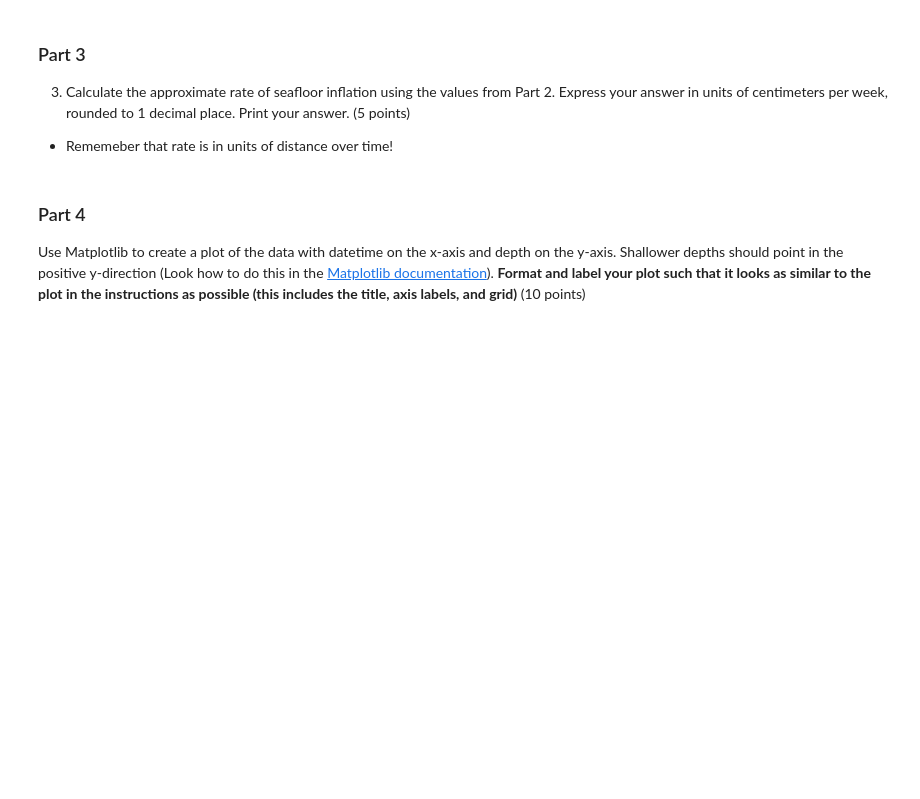
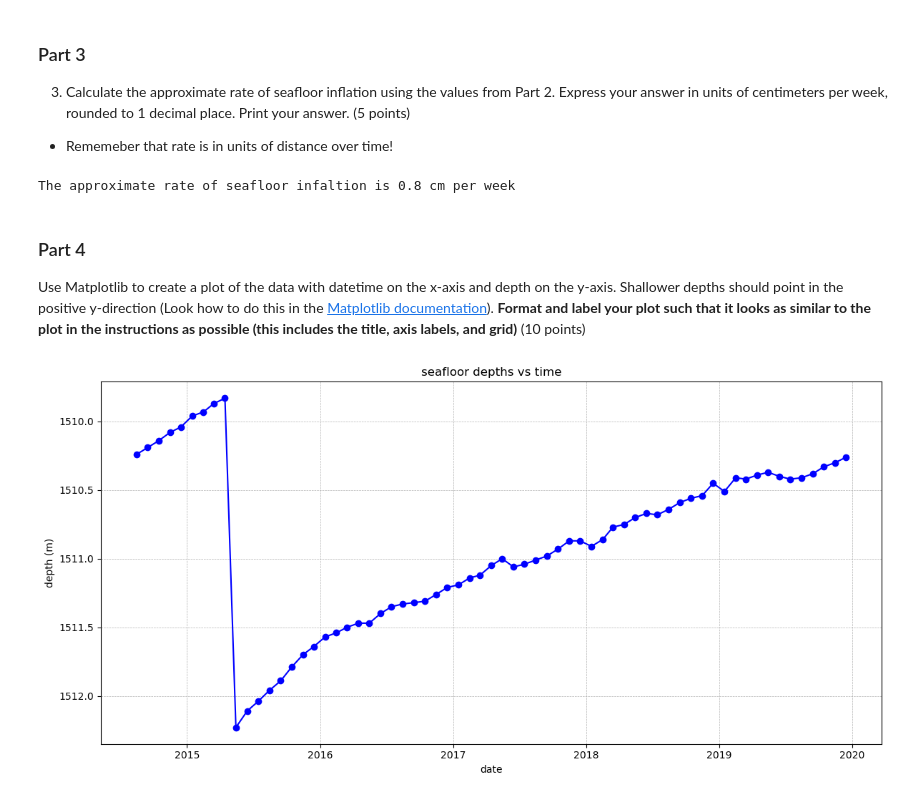
Before and after one commit to OCEAN-215-CLASS/homework-2-AustinKarpf, a Jupyter notebook: HW2.ipynb, the cells around one changed output. Saved outputs shown, nothing was run; the diff lists cells and outputs as text; code cells hidden in the pictures; blank space fills up the shorter version.

```diff
--- a/HW2.ipynb
+++ b/HW2.ipynb
@@ -261,20 +306,38 @@ The seafloor dropped more than 2.0 m during the 2015 eruption (AKA its depth inc
 >
 # %%
 ## first, what do you need to import?
-...
+from datetime import datetime
+
+dates = ["2014-08-15","2014-09-15","2014-10-15","2014-11-15","2014-12-15",
+         "2015-01-15","2015-02-15","2015-03-15","2015-04-15","2015-05-15","2015-06-15","2015-07-15","2015-08-15","2015-09-15","2015-10-15","2015-11-15","2015-12-15",
+         "2016-01-15","2016-02-15","2016-03-15","2016-04-15","2016-05-15","2016-06-15","2016-07-15","2016-08-15","2016-09-15","2016-10-15","2016-11-15","2016-12-15",
+         "2017-01-15","2017-02-15","2017-03-15","2017-04-15","2017-05-15","2017-06-15","2017-07-15","2017-08-15","2017-09-15","2017-10-15","2017-11-15","2017-12-15",
+         "2018-01-15","2018-02-15","2018-03-15","2018-04-15","2018-05-15","2018-06-15","2018-07-15","2018-08-15","2018-09-15","2018-10-15","2018-11-15","2018-12-15",
+         "2019-01-15","2019-02-15","2019-03-15","2019-04-15","2019-05-15","2019-06-15","2019-07-15","2019-08-15","2019-09-15","2019-10-15","2019-11-15","2019-12-15"]
+depths = [1510.24,1510.19,1510.14,1510.08,1510.04,1509.96,1509.93,1509.87,1509.83,1512.23,1512.11,1512.04,1511.96,1511.89,1511.79,1511.7,1511.64,1511.57,1511.54,1511.5,1511.47,1511.47,1511.4,1511.35,1511.33,1511.32,1511.31,1511.26,1511.21,1511.19,1511.14,1511.12,1511.05,1511.0,1511.06,1511.04,1511.01,1510.98,1510.93,1510.87,1510.87,1510.91,1510.86,1510.77,1510.75,1510.7,1510.67,1510.68,1510.64,1510.59,1510.56,1510.54,1510.45,1510.51,1510.41,1510.42,1510.39,1510.37,1510.4,1510.42,1510.41,1510.38,1510.33,1510.3,1510.26]
 
 # Store your list of datetimes in here (part a)
-datetime_list=...
+datetime_list=[datetime.strptime(date, "%Y-%m-%d") for date in dates]
+print("Part 1a: Datetime List:", datetime_list)
 
 ...
 # Store your seafloor drop (depth change) during the eruption in here (part b)
-round_depth = ...
+max_drop = max(depths) - min(depths)
+round_depth = round(max_drop, 1)
+print(f"Part 1b: The seafloor drop during the eruption was {round_depth} m.")
 
 ...
 # Store your start and end dates of the eruption in here (part c)
-start_date = ...
-end_date = ...
+post_eruption_index = depths.index(max(depths))
+pre_eruption_index = post_eruption_index - 1
 
+start_date = datetime_list[pre_eruption_index]
+end_date = datetime_list [post_eruption_index]
+
+print(f"Part 1c: Start Date of Eruption: {start_date}")
+print(f"End Date of Eruption: {end_date}")
 ...
 # Store your depth immediately before the eruption in here (part d)
-round_start_depth = ...
+pre_eruption_depth = depths[pre_eruption_index]
+round_start_depth = round(pre_eruption_depth, 1)
+print(f"Part 1d: Depth immediately before the eruption was {round_start_depth} m.")
@@ -298,9 +380,15 @@ elapsed_time = ...
 3. Calculate the approximate rate of seafloor inflation using the values from Part 2. Express your answer in units of centimeters per week, rounded to 1 decimal place. Print your answer. (5 points)
 - Rememeber that rate is in units of distance over time!
 # %%
-...
+
 # store rate of seafloor inflation in this variable
-round_inflation_rate = ...
+inflation_diff_cm = inflation_diff * 100
+time_diff_weeks = time_diff_yrs * 52.1775
+
+round_inflation_rate = round((inflation_diff_cm / time_diff_weeks), 1)
+print(f"The approximate rate of seafloor infaltion is {round_inflation_rate} cm per week")
+# %% [output]
+The approximate rate of seafloor infaltion is 0.8 cm per week
 # %% [markdown]
 <!-- BEGIN QUESTION -->
 
@@ -308,6 +396,20 @@ round_inflation_rate = ...
 Use Matplotlib to create a plot of the data with datetime on the x-axis and depth on the y-axis.  Shallower depths should point in the positive y-direction (Look how to do this in the [Matplotlib documentation](https://matplotlib.org/3.3.1/api/axes_api.html)). **Format and label your plot such that it looks as similar to the plot in the instructions as possible (this includes the title, axis labels, and grid)** (10 points)
 # %%
 # Your code to make the plot for Part 4:
-...
+import matplotlib.pyplot as plt
+import datetime as timediff
+
+plt.figure(figsize=(12, 6))
+plt.plot(datetime_list, depths, marker = 'o', color = 'blue', linestyle = '-')
+plt.title("seafloor depths vs time")
+plt.xlabel("date")
+plt.ylabel("depth (m)")
+plt.grid(True, which = 'both', linestyle = '--', linewidth = 0.5)
+plt.gca().invert_yaxis()
+plt.tight_layout()
+
+plt.show()
+# %% [output]
+[figure, added]
 # %% [markdown]
 <!-- END QUESTION -->
```
Also changed, not shown: parts of 9 cells of this notebook.
